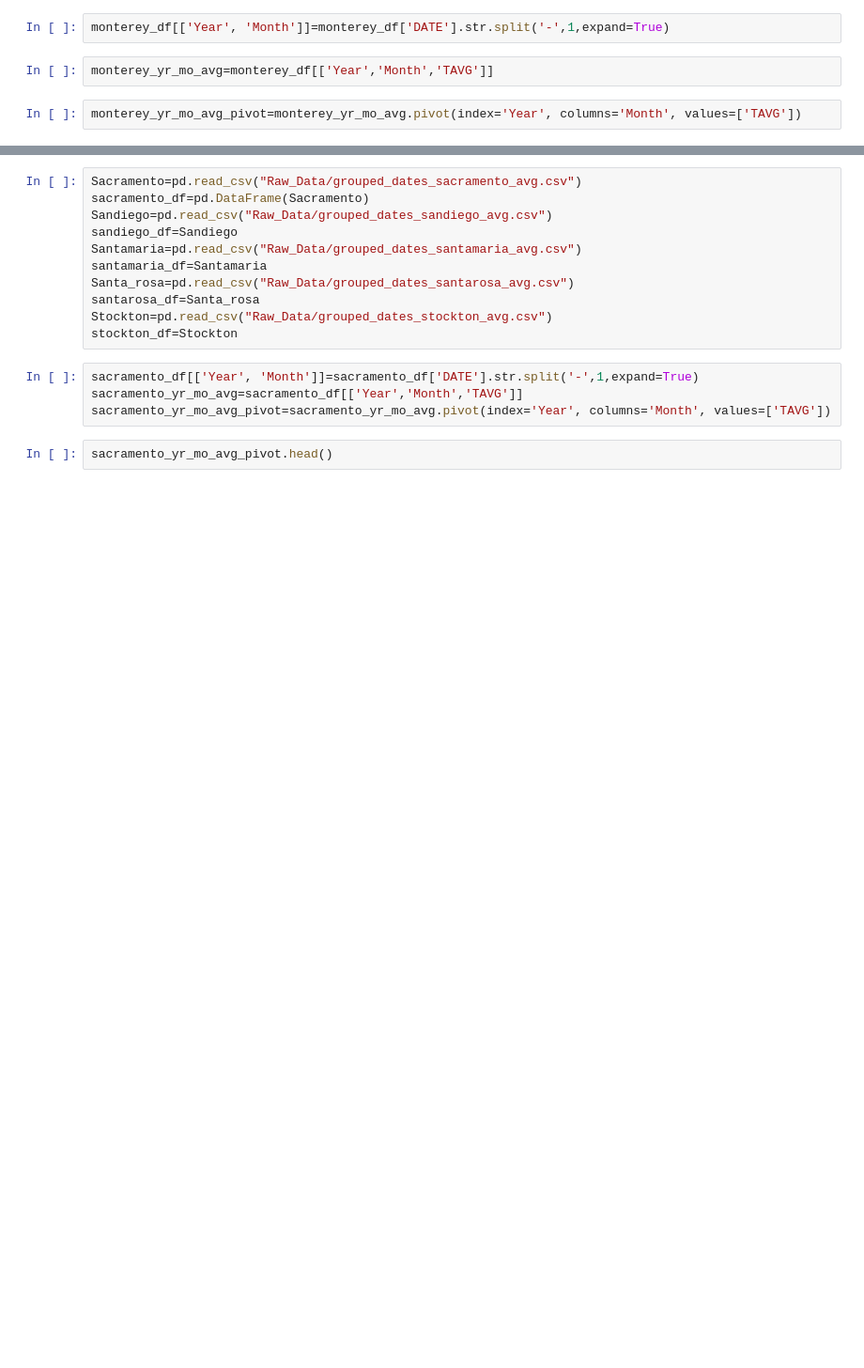
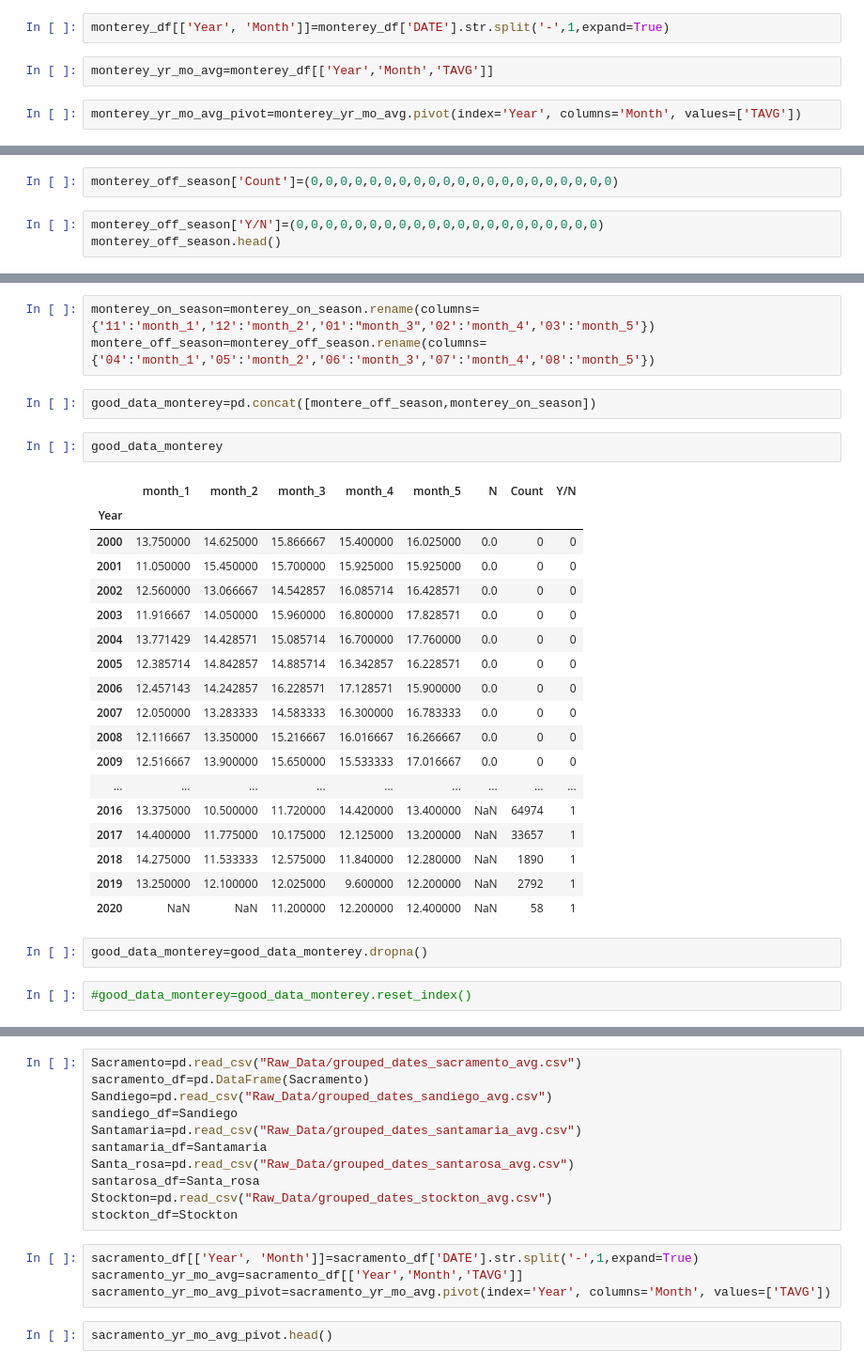
Before and after one commit to kldudzinsky/Monarch_Climate_Project, a Jupyter notebook: kat_machineL.ipynb, the cells around one changed output, grey strips where cells are left out. Shown at 94% size. Drawn from its saved outputs; the diff is of its cells as text; blank space fills up the shorter version.

```diff
--- a/kat_machineL.ipynb
+++ b/kat_machineL.ipynb
@@ -58,0 +116,5 @@ monterey_yr_mo_avg_pivot.head()
+# %%
+monterey_off_season['Count']=(0,0,0,0,0,0,0,0,0,0,0,0,0,0,0,0,0,0,0,0,0)
+# %%
+monterey_off_season['Y/N']=(0,0,0,0,0,0,0,0,0,0,0,0,0,0,0,0,0,0,0,0,0)
+monterey_off_season.head()
@@ -58,0 +139,30 @@ monterey_yr_mo_avg_pivot.head()
+# %%
+monterey_on_season=monterey_on_season.rename(columns={'11':'month_1','12':'month_2','01':"month_3",'02':'month_4','03':'month_5'})
+montere_off_season=monterey_off_season.rename(columns={'04':'month_1','05':'month_2','06':'month_3','07':'month_4','08':'month_5'})
+# %%
+good_data_monterey=pd.concat([montere_off_season,monterey_on_season])
+# %%
+good_data_monterey
+# %% [output]
+|  | month_1 | month_2 | month_3 | month_4 | month_5 | N | Count | Y/N |
+| Year |  |  |  |  |  |  |  |  |
+| 2000 | 13.750000 | 14.625000 | 15.866667 | 15.400000 | 16.025000 | 0.0 | 0 | 0 |
+| 2001 | 11.050000 | 15.450000 | 15.700000 | 15.925000 | 15.925000 | 0.0 | 0 | 0 |
+| 2002 | 12.560000 | 13.066667 | 14.542857 | 16.085714 | 16.428571 | 0.0 | 0 | 0 |
+| 2003 | 11.916667 | 14.050000 | 15.960000 | 16.800000 | 17.828571 | 0.0 | 0 | 0 |
+| 2004 | 13.771429 | 14.428571 | 15.085714 | 16.700000 | 17.760000 | 0.0 | 0 | 0 |
+| 2005 | 12.385714 | 14.842857 | 14.885714 | 16.342857 | 16.228571 | 0.0 | 0 | 0 |
+| 2006 | 12.457143 | 14.242857 | 16.228571 | 17.128571 | 15.900000 | 0.0 | 0 | 0 |
+| 2007 | 12.050000 | 13.283333 | 14.583333 | 16.300000 | 16.783333 | 0.0 | 0 | 0 |
+| 2008 | 12.116667 | 13.350000 | 15.216667 | 16.016667 | 16.266667 | 0.0 | 0 | 0 |
+| 2009 | 12.516667 | 13.900000 | 15.650000 | 15.533333 | 17.016667 | 0.0 | 0 | 0 |
+| ... | ... | ... | ... | ... | ... | ... | ... | ... |
+| 2016 | 13.375000 | 10.500000 | 11.720000 | 14.420000 | 13.400000 | NaN | 64974 | 1 |
+| 2017 | 14.400000 | 11.775000 | 10.175000 | 12.125000 | 13.200000 | NaN | 33657 | 1 |
+| 2018 | 14.275000 | 11.533333 | 12.575000 | 11.840000 | 12.280000 | NaN | 1890 | 1 |
+| 2019 | 13.250000 | 12.100000 | 12.025000 | 9.600000 | 12.200000 | NaN | 2792 | 1 |
+| 2020 | NaN | NaN | 11.200000 | 12.200000 | 12.400000 | NaN | 58 | 1 |
+# %%
+good_data_monterey=good_data_monterey.dropna()
+# %%
+#good_data_monterey=good_data_monterey.reset_index()
```
Also changed, not shown: parts of 24 cells of this notebook.
